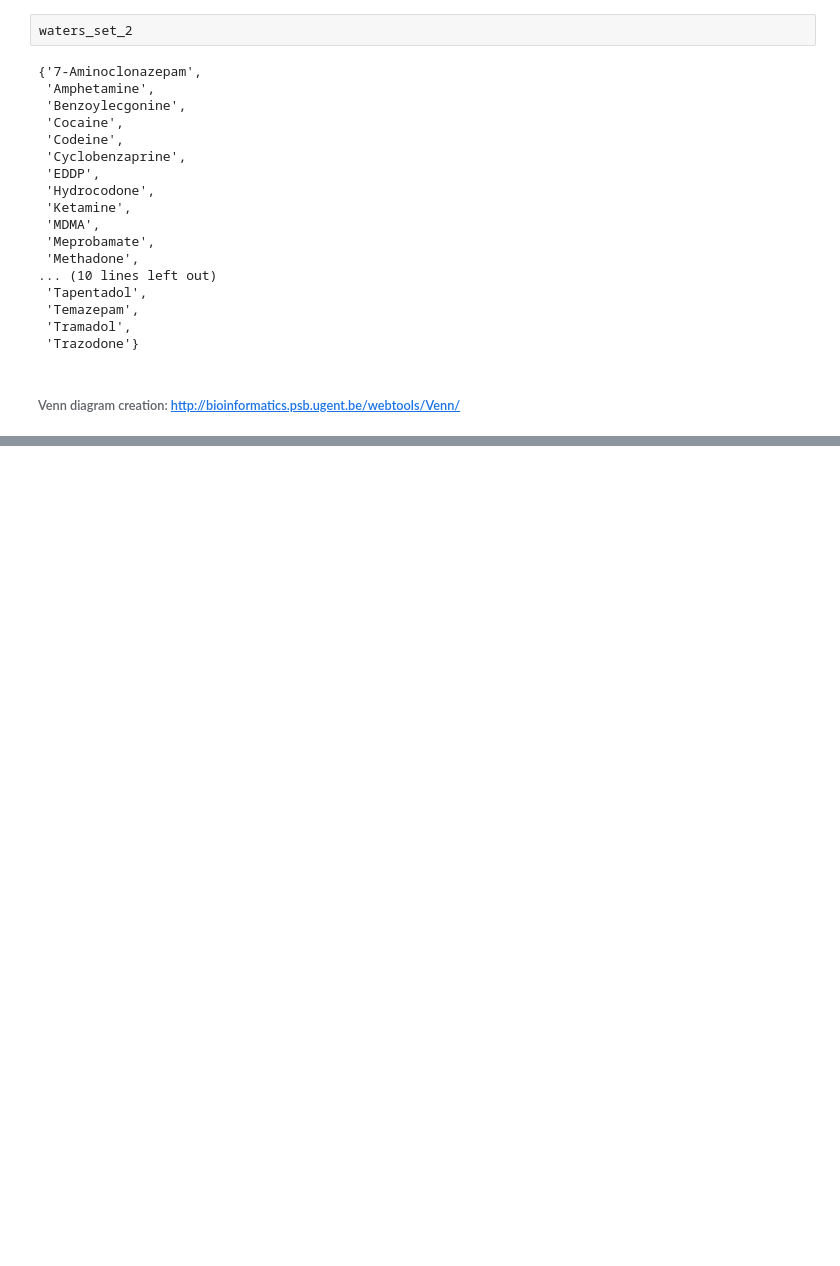
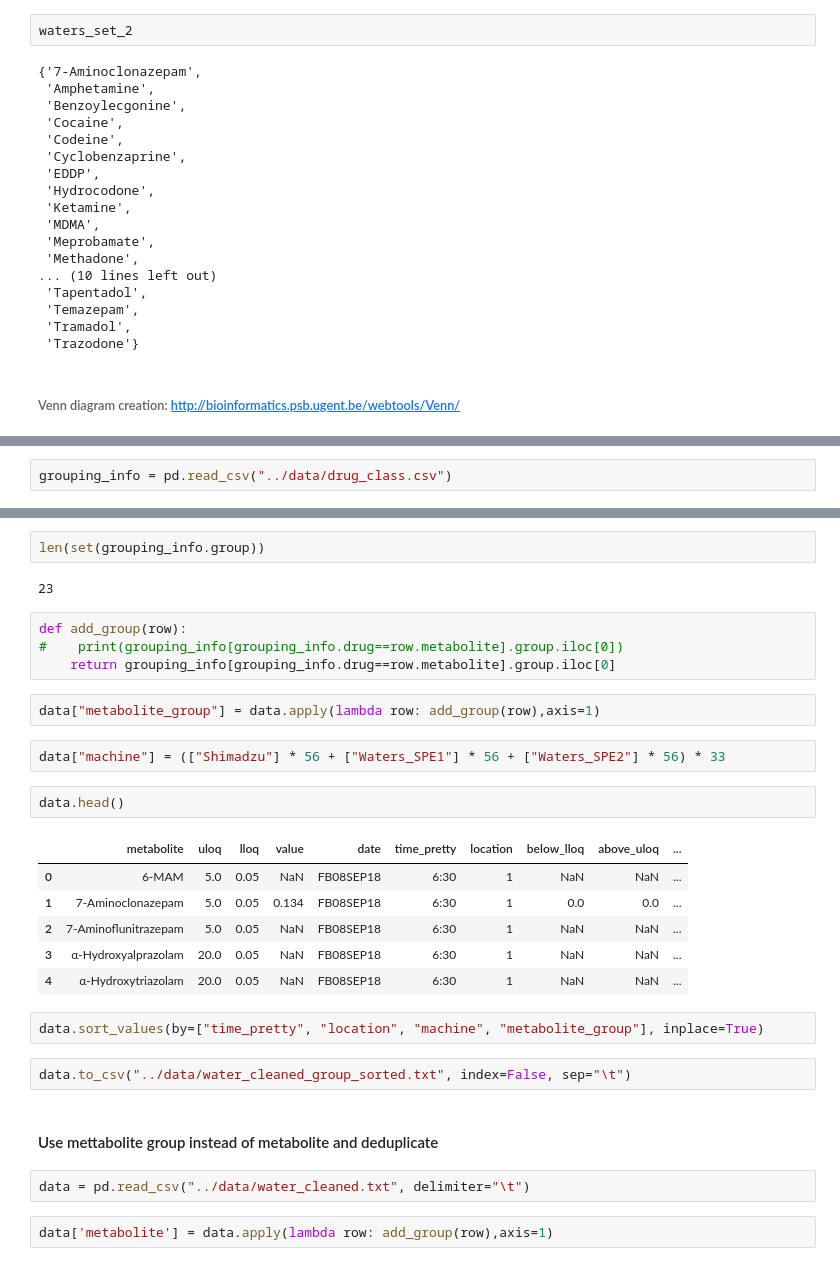
Before and after one commit to mloop/uf-wastewater, a Jupyter notebook: nbs/data_inventory.ipynb, the cells around one changed output, grey strips where cells are left out. Drawn from its saved outputs; the diff is of its cells as text; blank space fills up the shorter version.

```diff
--- a/nbs/data_inventory.ipynb
+++ b/nbs/data_inventory.ipynb
@@ -208,0 +222,2 @@ waters_set_2
+# %%
+grouping_info = pd.read_csv("../data/drug_class.csv")
@@ -208,0 +233,31 @@ waters_set_2
+# %%
+len(set(grouping_info.group))
+# %% [output]
+23
+# %%
+def add_group(row):
+#    print(grouping_info[grouping_info.drug==row.metabolite].group.iloc[0])
+    return grouping_info[grouping_info.drug==row.metabolite].group.iloc[0]
+# %%
+data["metabolite_group"] = data.apply(lambda row: add_group(row),axis=1)
+# %%
+data["machine"] = (["Shimadzu"] * 56 + ["Waters_SPE1"] * 56 + ["Waters_SPE2"] * 56) * 33
+# %%
+data.head()
+# %% [output]
+|  | metabolite | uloq | lloq | value | date | time_pretty | location | below_lloq | above_uloq | ... |
+| 0 | 6-MAM | 5.0 | 0.05 | NaN | FB08SEP18 | 6:30 | 1 | NaN | NaN | ... |
+| 1 | 7-Aminoclonazepam | 5.0 | 0.05 | 0.134 | FB08SEP18 | 6:30 | 1 | 0.0 | 0.0 | ... |
+| 2 | 7-Aminoflunitrazepam | 5.0 | 0.05 | NaN | FB08SEP18 | 6:30 | 1 | NaN | NaN | ... |
+| 3 | α-Hydroxyalprazolam | 20.0 | 0.05 | NaN | FB08SEP18 | 6:30 | 1 | NaN | NaN | ... |
+| 4 | α-Hydroxytriazolam | 20.0 | 0.05 | NaN | FB08SEP18 | 6:30 | 1 | NaN | NaN | ... |
+# %%
+data.sort_values(by=["time_pretty", "location", "machine", "metabolite_group"], inplace=True)
+# %%
+data.to_csv("../data/water_cleaned_group_sorted.txt", index=False, sep="\t")
+# %% [markdown]
+#### Use mettabolite group instead of metabolite and deduplicate
+# %%
+data = pd.read_csv("../data/water_cleaned.txt", delimiter="\t")
+# %%
+data['metabolite'] = data.apply(lambda row: add_group(row),axis=1)
```
Also changed, not shown: parts of 20 cells of this notebook, 8 other files.
